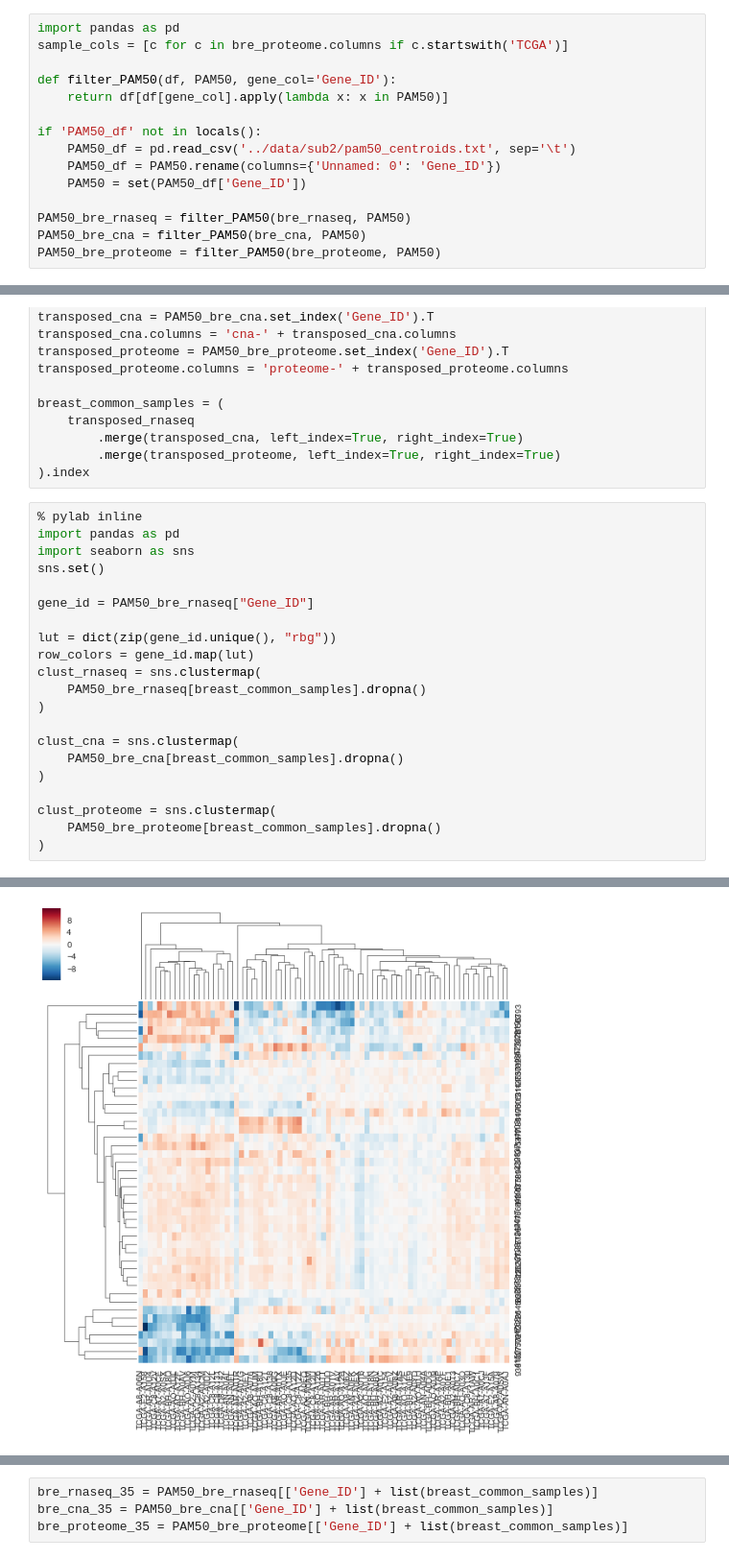
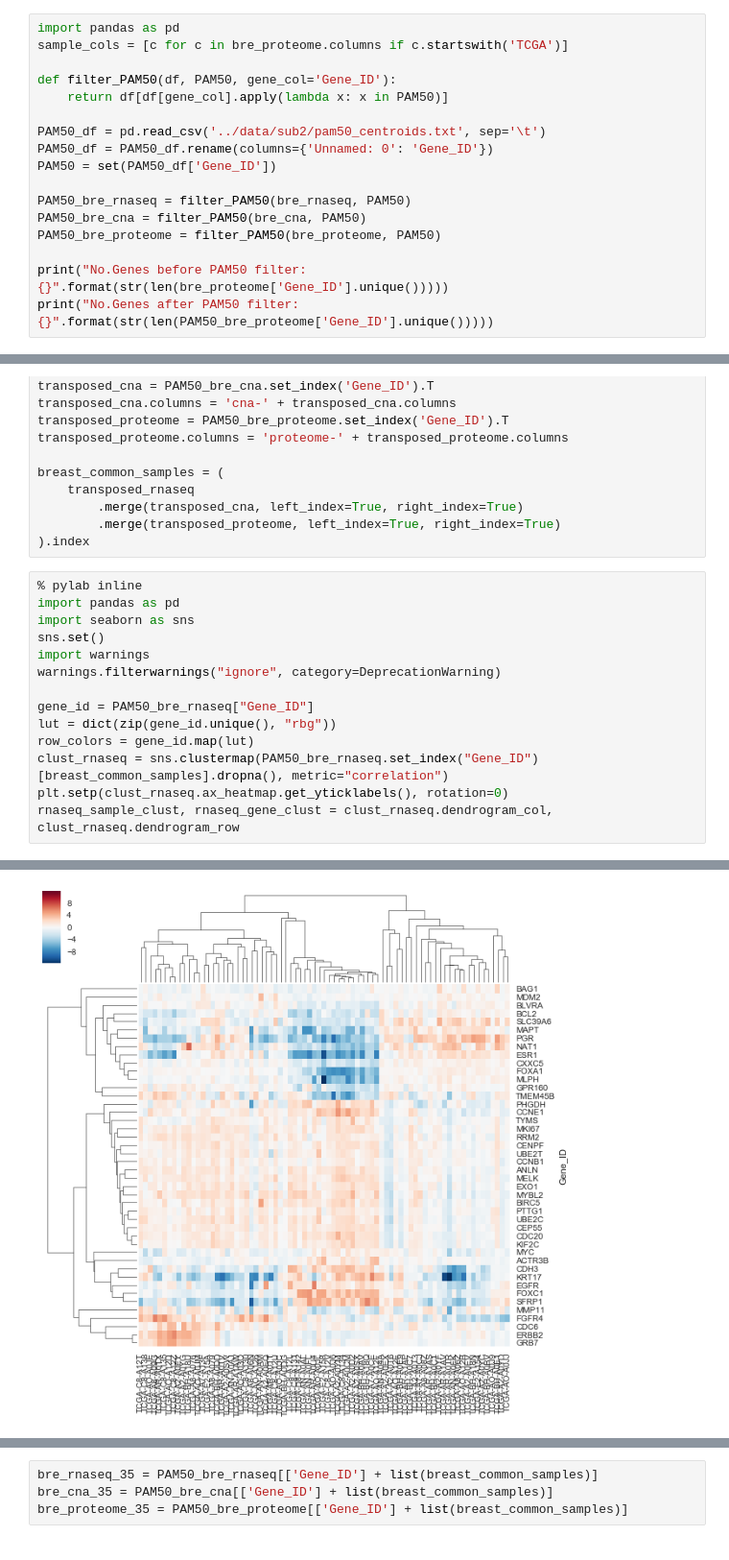
Before and after one commit to SVAI-Dream/dreamchallenge, a Jupyter notebook: nci-cptac-dream/notebook/Sub_Challenge_2.ipynb, the cells around one changed output, grey strips where cells are left out. Shown at 96% size. Saved outputs shown, nothing was run; the diff lists cells and outputs as text.

```diff
--- a/nci-cptac-dream/notebook/Sub_Challenge_2.ipynb
+++ b/nci-cptac-dream/notebook/Sub_Challenge_2.ipynb
@@ -95,11 +82,13 @@ sample_cols = [c for c in bre_proteome.columns if c.startswith('TCGA')]
 def filter_PAM50(df, PAM50, gene_col='Gene_ID'):
     return df[df[gene_col].apply(lambda x: x in PAM50)]
 
-if 'PAM50_df' not in locals():
-    PAM50_df = pd.read_csv('../data/sub2/pam50_centroids.txt', sep='\t')
-    PAM50_df = PAM50.rename(columns={'Unnamed: 0': 'Gene_ID'})
-    PAM50 = set(PAM50_df['Gene_ID'])
+PAM50_df = pd.read_csv('../data/sub2/pam50_centroids.txt', sep='\t')
+PAM50_df = PAM50_df.rename(columns={'Unnamed: 0': 'Gene_ID'})
+PAM50 = set(PAM50_df['Gene_ID'])
 
 PAM50_bre_rnaseq = filter_PAM50(bre_rnaseq, PAM50)
 PAM50_bre_cna = filter_PAM50(bre_cna, PAM50)
 PAM50_bre_proteome = filter_PAM50(bre_proteome, PAM50)
+
+print("No.Genes before PAM50 filter: {}".format(str(len(bre_proteome['Gene_ID'].unique()))))
+print("No.Genes after PAM50 filter: {}".format(str(len(PAM50_bre_proteome['Gene_ID'].unique()))))
@@ -145,24 +242,17 @@ breast_common_samples = (
 # %%
 % pylab inline
 import pandas as pd
 import seaborn as sns
 sns.set()
+import warnings
+warnings.filterwarnings("ignore", category=DeprecationWarning)
 
 gene_id = PAM50_bre_rnaseq["Gene_ID"]
-
 lut = dict(zip(gene_id.unique(), "rbg"))
 row_colors = gene_id.map(lut)
-clust_rnaseq = sns.clustermap(
-    PAM50_bre_rnaseq[breast_common_samples].dropna()
-)
-
-clust_cna = sns.clustermap(
-    PAM50_bre_cna[breast_common_samples].dropna()
-)
-
-clust_proteome = sns.clustermap(
-    PAM50_bre_proteome[breast_common_samples].dropna()
-)
+clust_rnaseq = sns.clustermap(PAM50_bre_rnaseq.set_index("Gene_ID")[breast_common_samples].dropna(), metric="correlation")
+plt.setp(clust_rnaseq.ax_heatmap.get_yticklabels(), rotation=0)
+rnaseq_sample_clust, rnaseq_gene_clust = clust_rnaseq.dendrogram_col, clust_rnaseq.dendrogram_row
 # %% [output]
 Populating the interactive namespace from numpy and matplotlib
-[figure, old version]
+[figure, new version]
```
Also changed, not shown: parts of 20 cells of this notebook, 2 other files.
